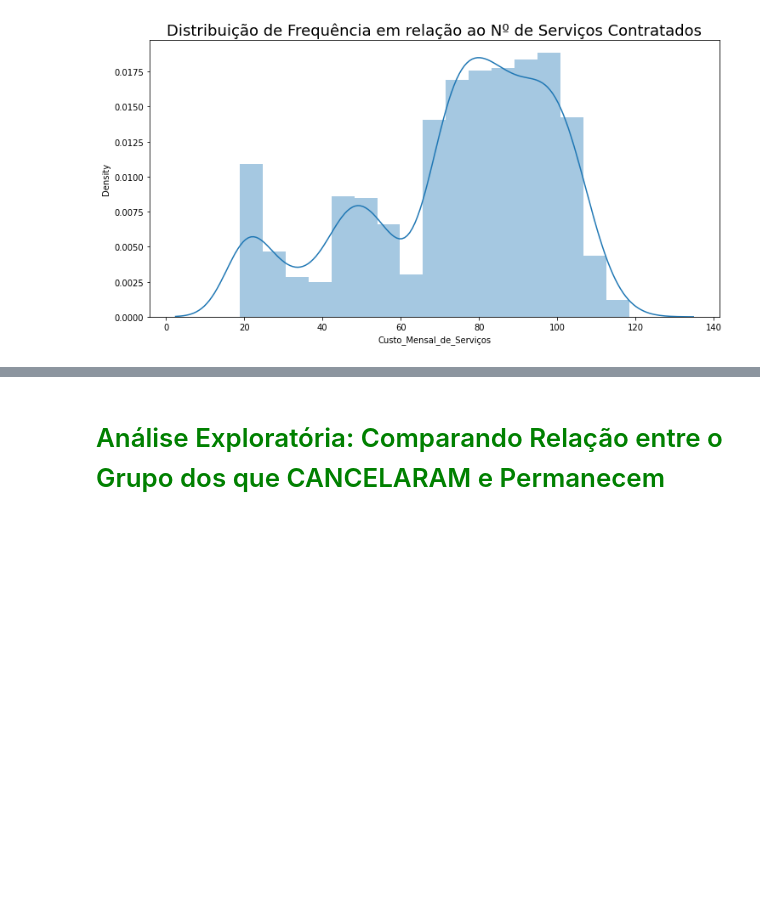
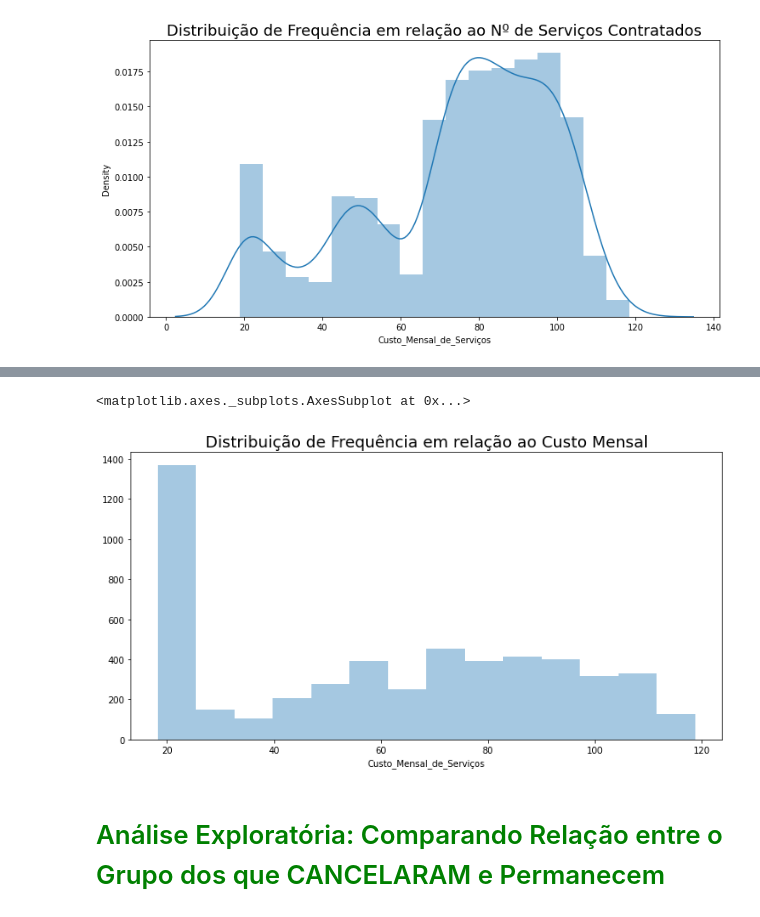
Before and after one commit to KZoc/Alura-Challenge_1_DataScience_Analise_de_Churn, a Jupyter notebook: Notebook/Challenge_Data_Science_Alura_2022.ipynb, the cells around one changed output, grey strips where cells are left out. Cells and saved outputs as stored; diff of their text form; code cells hidden in the pictures; blank space fills up the shorter version.

```diff
--- a/Notebook/Challenge_Data_Science_Alura_2022.ipynb
+++ b/Notebook/Challenge_Data_Science_Alura_2022.ipynb
@@ -695,3 +740,13 @@ cx
+# %%
+cx = sns.distplot(df_grupo_status.get_group('No')['Custo_Mensal_de_Serviços'], kde=False)
+cx.figure.set_size_inches(12, 6)
+cx.set_title('Distribuição de Frequência em relação ao Custo Mensal', fontsize = 18)
+cx
+
+# Observando a linha de densidade do gráfico observamos uma tendência de uma Assimetria à Esquerda
+# %% [output]
+<matplotlib.axes._subplots.AxesSubplot at 0x...>
+[figure, added]
 # %% [markdown]
 # <font color=green>Análise Exploratória: Comparando Relação entre o Grupo dos que CANCELARAM e Permanecem</font>
 # %% [markdown]
```
Also changed, not shown: parts of 18 cells of this notebook.
